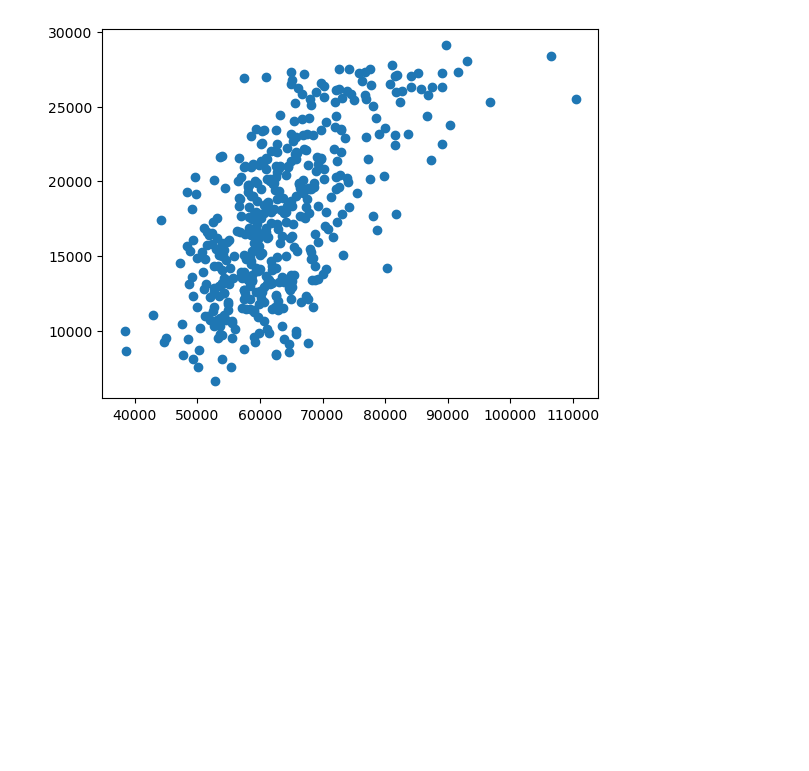
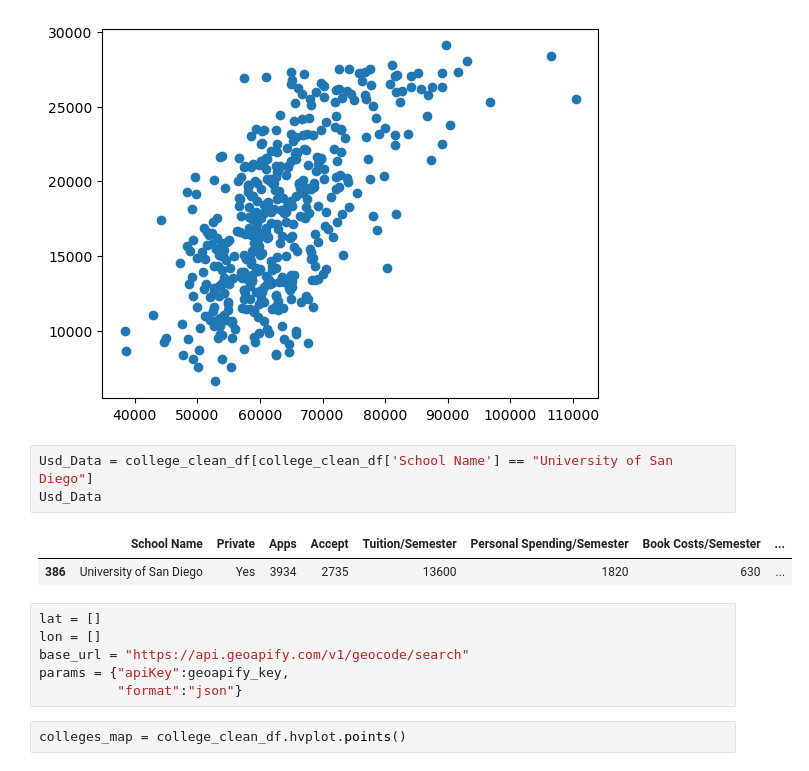
Before and after one commit to sWeeks99/Education_Trends_and_Opportunities, a Jupyter notebook: andrews_analysis/andrew_analysis.ipynb, the cells around one changed output. Cells and saved outputs as stored; diff of their text form; blank space fills up the shorter version.

```diff
--- a/andrews_analysis/andrew_analysis.ipynb
+++ b/andrews_analysis/andrew_analysis.ipynb
@@ -25,3 +29,17 @@ plt.scatter(college_clean_df['Early Career Pay'],college_clean_df['Total Cost/Se
 # %% [output]
 <matplotlib.collections.PathCollection at 0x...>
 [figure]
+# %%
+Usd_Data = college_clean_df[college_clean_df['School Name'] == "University of San Diego"]
+Usd_Data
+# %% [output]
+|  | School Name | Private | Apps | Accept | Tuition/Semester | Personal Spending/Semester | Book Costs/Semester | ... |
+| 386 | University of San Diego | Yes | 3934 | 2735 | 13600 | 1820 | 630 | ... |
+# %%
+lat = []
+lon = []
+base_url = "https://api.geoapify.com/v1/geocode/search"
+params = {"apiKey":geoapify_key,
+          "format":"json"}
+# %%
+colleges_map = college_clean_df.hvplot.points()
```
Also changed, not shown: parts of 1 cell of this notebook.
